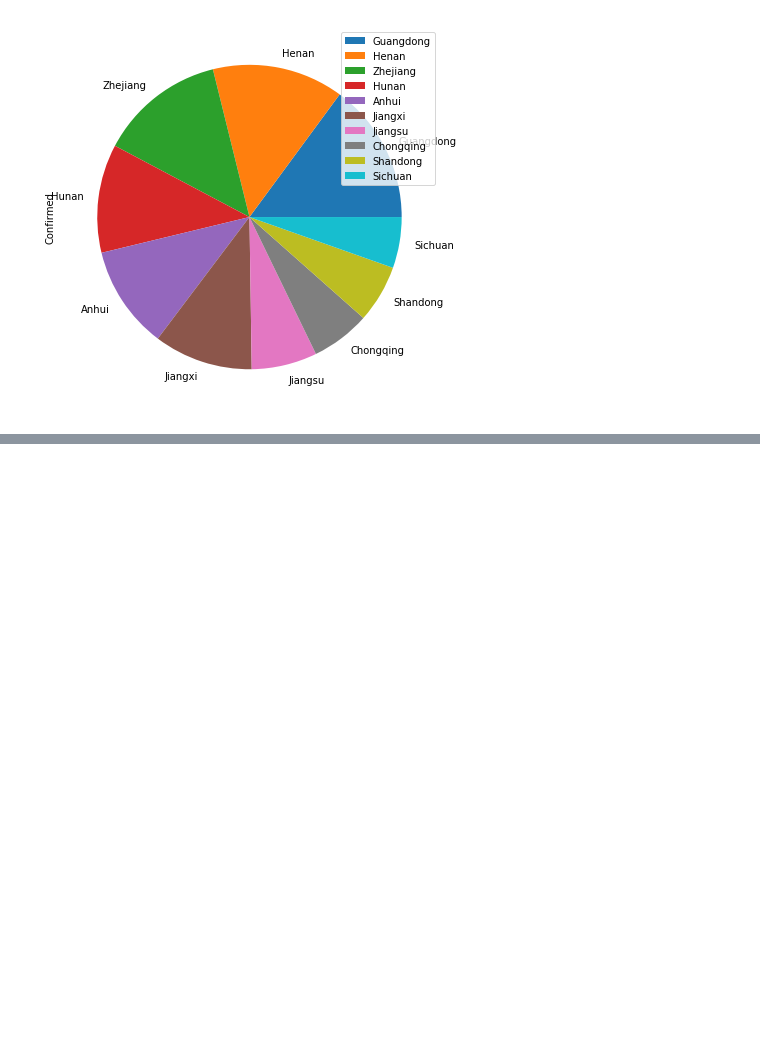
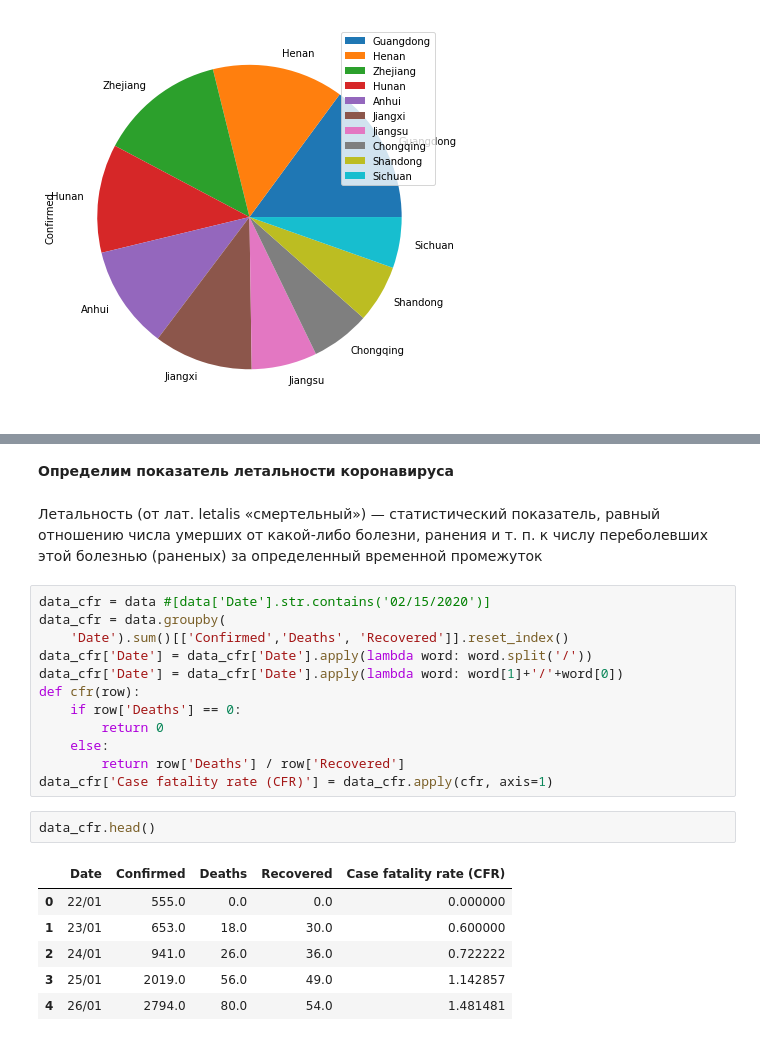
Before and after one commit to ArtemFuchs/homework1, a Jupyter notebook: pyda_homework_14.ipynb, the cells around one changed output, grey strips where cells are left out. Cells and saved outputs as stored; diff of their text form; blank space fills up the shorter version.

```diff
--- a/pyda_homework_14.ipynb
+++ b/pyda_homework_14.ipynb
@@ -128,0 +139,25 @@ SyntaxError: invalid syntax (<ipython-input-183-c756ae09e2e4>, line 1)
+# %% [markdown]
+**Определим показатель летальности коронавируса**
+# %% [markdown]
+Летальность (от лат. letalis «смертельный») — статистический показатель, равный отношению числа умерших от какой-либо болезни, ранения и т. п. к числу переболевших этой болезнью (раненых) за определенный временной промежуток
+# %%
+data_cfr = data #[data['Date'].str.contains('02/15/2020')]
+data_cfr = data.groupby(
+    'Date').sum()[['Confirmed','Deaths', 'Recovered']].reset_index()
+data_cfr['Date'] = data_cfr['Date'].apply(lambda word: word.split('/'))
+data_cfr['Date'] = data_cfr['Date'].apply(lambda word: word[1]+'/'+word[0])
+def cfr(row):
+    if row['Deaths'] == 0:
+        return 0
+    else:
+        return row['Deaths'] / row['Recovered']
+data_cfr['Case fatality rate (CFR)'] = data_cfr.apply(cfr, axis=1)
+# %%
+data_cfr.head()
+# %% [output]
+|  | Date | Confirmed | Deaths | Recovered | Case fatality rate (CFR) |
+| 0 | 22/01 | 555.0 | 0.0 | 0.0 | 0.000000 |
+| 1 | 23/01 | 653.0 | 18.0 | 30.0 | 0.600000 |
+| 2 | 24/01 | 941.0 | 26.0 | 36.0 | 0.722222 |
+| 3 | 25/01 | 2019.0 | 56.0 | 49.0 | 1.142857 |
+| 4 | 26/01 | 2794.0 | 80.0 | 54.0 | 1.481481 |
```
Also changed, not shown: parts of 8 cells of this notebook.
